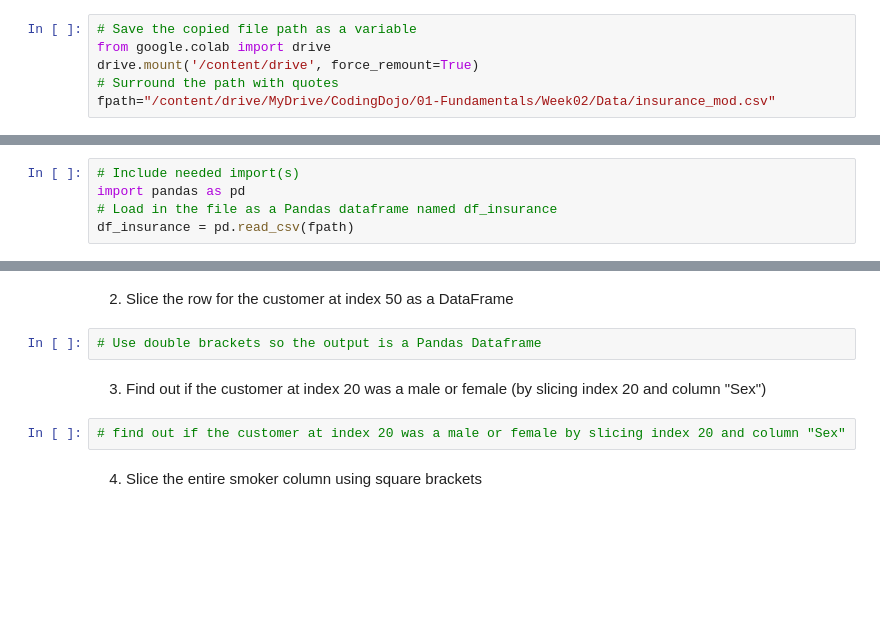
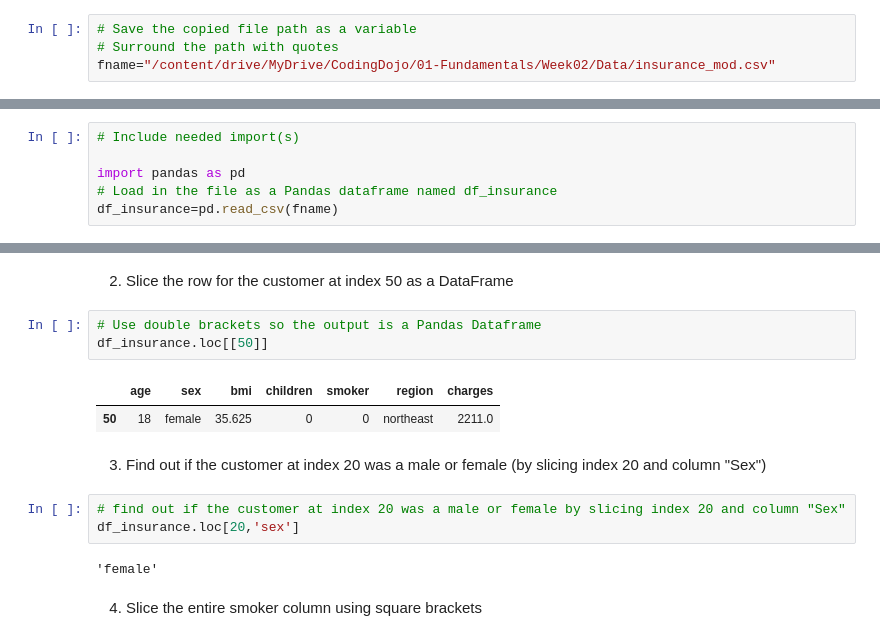
Before and after one commit to uday-routhu/ds-fundamentals-notebooks, a Jupyter notebook: Insurance_Data_Starter_Notebook.ipynb, the cells around one changed output, grey strips where cells are left out. Drawn from its saved outputs; the diff is of its cells as text; blank space fills up the shorter version.

```diff
--- a/Insurance_Data_Starter_Notebook.ipynb
+++ b/Insurance_Data_Starter_Notebook.ipynb
@@ -39,7 +39,5 @@ Note that:
 3) Find and copy the file path of the insurance_mod.csv file
 # %%
 # Save the copied file path as a variable
-from google.colab import drive
-drive.mount('/content/drive', force_remount=True)
 # Surround the path with quotes
-fpath="/content/drive/MyDrive/CodingDojo/01-Fundamentals/Week02/Data/insurance_mod.csv"
+fname="/content/drive/MyDrive/CodingDojo/01-Fundamentals/Week02/Data/insurance_mod.csv"
@@ -49,9 +50,10 @@ Mounted at /content/drive
 4) Load in the file as a Pandas dataframe named df_insurance
 # %%
 # Include needed import(s)
+
 import pandas as pd
 # Load in the file as a Pandas dataframe named df_insurance
-df_insurance = pd.read_csv(fpath)
+df_insurance=pd.read_csv(fname)
 # %% [markdown]
 5) Preview the first 5 rows with .head()
 # %%
@@ -132,10 +144,17 @@ ___
 2) Slice the row for the customer at index 50 as a DataFrame
 # %%
 # Use double brackets so the output is a Pandas Dataframe
+df_insurance.loc[[50]]
+# %% [output]
+|  | age | sex | bmi | children | smoker | region | charges |
+| 50 | 18 | female | 35.625 | 0 | 0 | northeast | 2211.0 |
 # %% [markdown]
 3) Find out if the customer at index 20 was a male or female (by slicing index 20 and column "Sex")
 # %%
 # find out if the customer at index 20 was a male or female by slicing index 20 and column "Sex"
+df_insurance.loc[20,'sex']
+# %% [output]
+'female'
 # %% [markdown]
 4) Slice the entire smoker column using square brackets
 # %%
```
Also changed, not shown: parts of 8 cells of this notebook.
